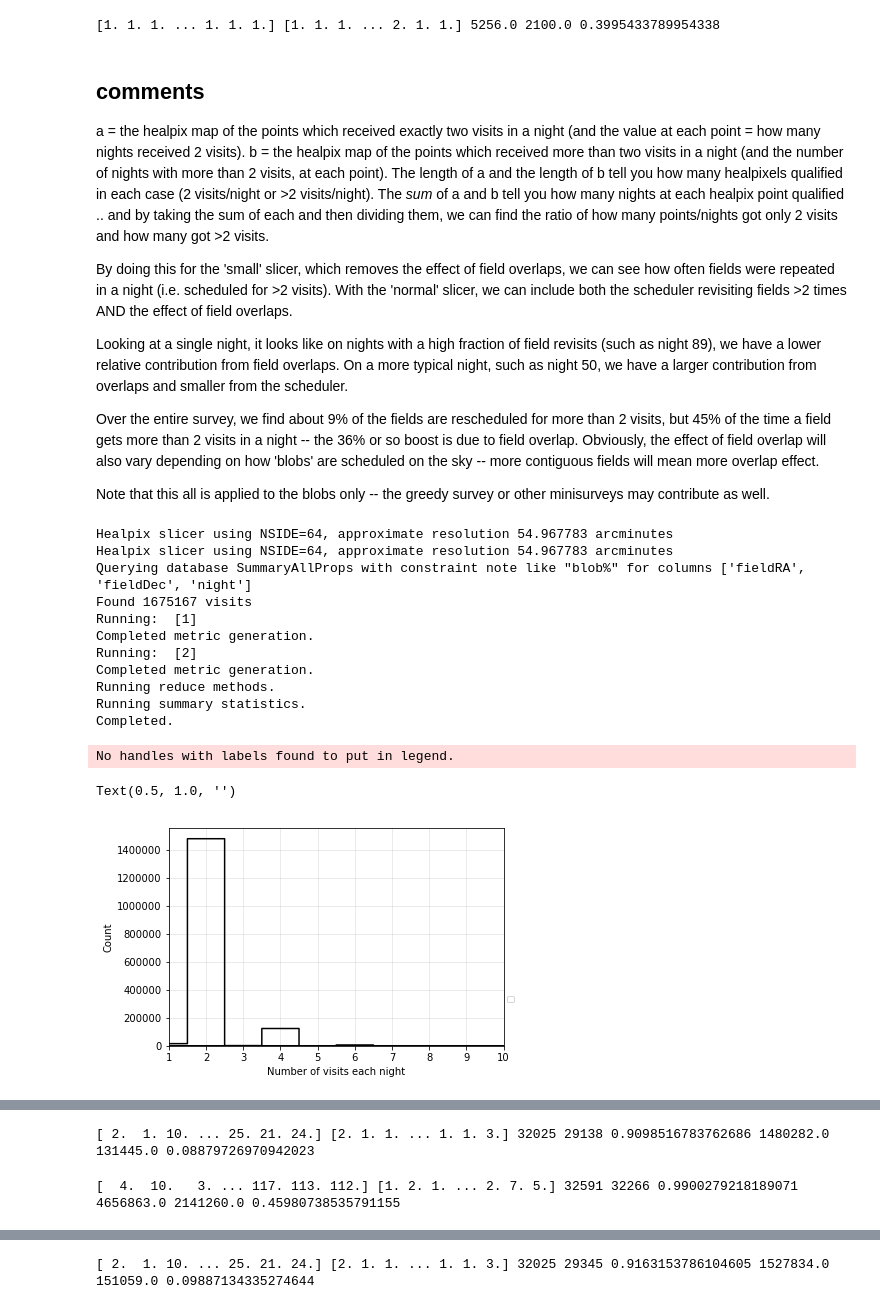
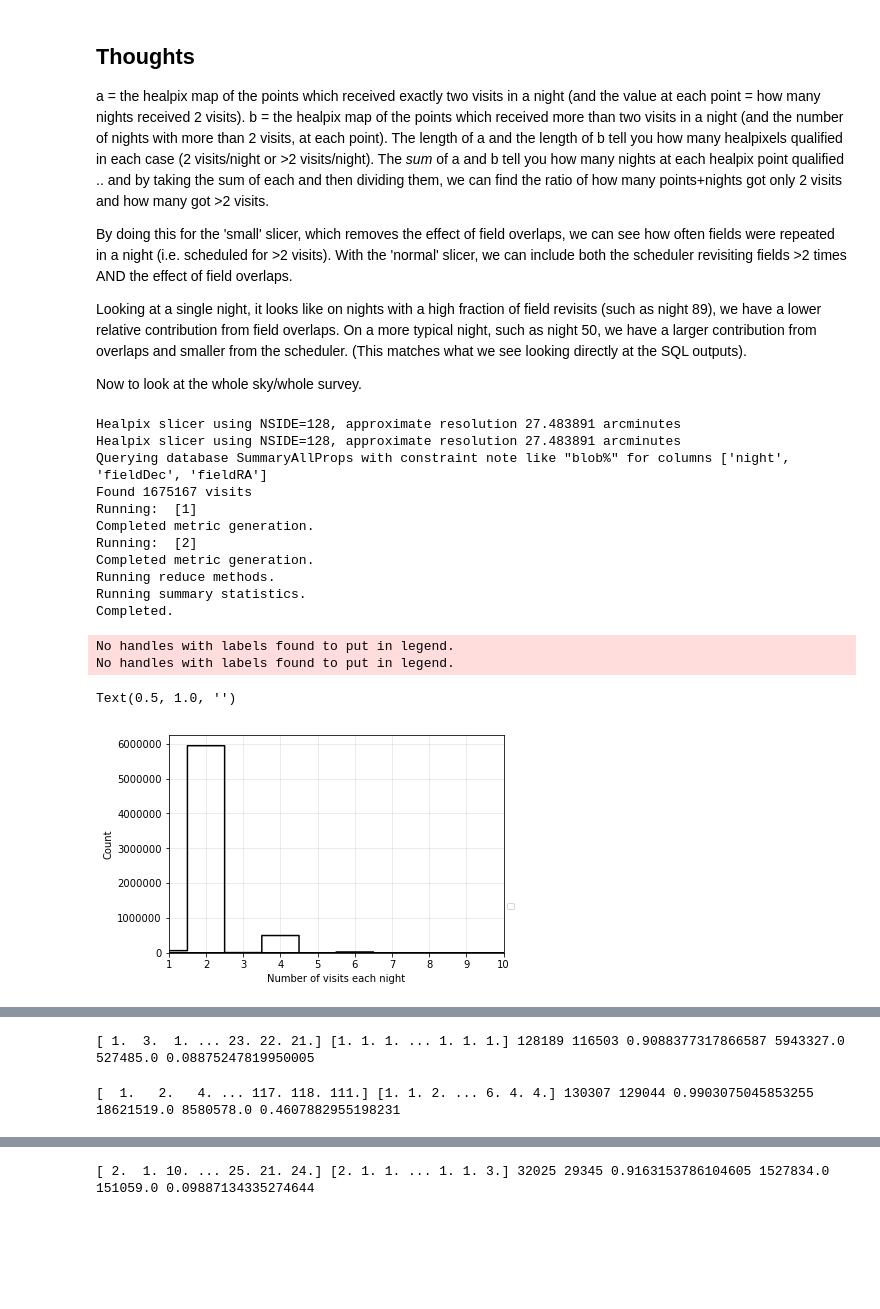
Before and after one commit to lsst-pst/survey_strategy, a Jupyter notebook: fbs_1.7/Overlaps-NvisitsPerNight.ipynb, the cells around one changed output, grey strips where cells are left out. Drawn from its saved outputs; the diff is of its cells as text; code cells hidden in the pictures; blank space fills up the shorter version.

Commit message:
Update Overlaps notebook

```diff
--- a/fbs_1.7/Overlaps-NvisitsPerNight.ipynb
+++ b/fbs_1.7/Overlaps-NvisitsPerNight.ipynb
@@ -24,13 +48,14 @@ countbins = np.arange(0, 11, 1)
 countbins = list(countbins) + [15, 20, 200]
 countbins = np.array(countbins)
 # %%
+# FIRST look at a limited set of nights, to check the general idea and validate the radius/FOV/resolution
 bundles = {}
 
 # Histogram the number of visits per night.
 metric = metrics.NVisitsPerNightMetric(nightCol='night', bins=countbins,
                                        metricName="NVisitsPerNight")
-slicerSmall = slicers.HealpixSlicer(nside=64, radius=0.75)
-slicerNormal = slicers.HealpixSlicer(nside=64, radius=1.75)
+slicerSmall = slicers.HealpixSlicer(nside=128, radius=0.75)
+slicerNormal = slicers.HealpixSlicer(nside=128, radius=1.75)
 plotDict = {'bins': countbins, 'xlabel': 'Number of visits each night'}
 plotFunc = plots.SummaryHistogram()
 
@@ -159,37 +211,25 @@ hp.mollview(t, title=f'Total nights with visits {run}')
-# %%
-v = subval_hist(bundles['normal'].metricValues, 2)
-a = v[np.where(v>0)]
-v = subval_hist(bundles['normal'].metricValues, 3)
-for i in range(4, len(countbins)-1):
-    v += subval_hist(bundles['normal'].metricValues, i)
-b = v[np.where(v>0)]
-print(a, b, a.sum(), b.sum(), b.sum()/a.sum() )
-# %% [output]
-[1. 1. 1. ... 1. 1. 1.] [1. 1. 1. ... 2. 1. 1.] 5256.0 2100.0 0.3995433789954338
 # %% [markdown]
-## comments
+## Thoughts
 
 a = the healpix map of the points which received exactly two visits in a night (and the value at each point = how many nights received 2 visits).
 b = the healpix map of the points which received more than two visits in a night (and the number of nights with more than 2 visits, at each point).
 The length of a and the length of b tell you how many healpixels qualified in each case (2 visits/night or >2 visits/night).
-The *sum* of a and b tell you how many nights at each healpix point qualified .. and by taking the sum of each and then dividing them, we can find the ratio of how many points/nights got only 2 visits and how many got >2 visits.
+The *sum* of a and b tell you how many nights at each healpix point qualified .. and by taking the sum of each and then dividing them, we can find the ratio of how many points+nights got only 2 visits and how many got >2 visits.
 
 By doing this for the 'small' slicer, which removes the effect of field overlaps, we can see how often fields were repeated in a night (i.e. scheduled for >2 visits).
 With the 'normal' slicer, we can include both the scheduler revisiting fields >2 times AND the effect of field overlaps.
 
-Looking at a single night, it looks like on nights with a high fraction of field revisits (such as night 89), we have a lower relative contribution from field overlaps. On a more typical night, such as night 50, we have a larger contribution from overlaps and smaller from the scheduler.
+Looking at a single night, it looks like on nights with a high fraction of field revisits (such as night 89), we have a lower relative contribution from field overlaps. On a more typical night, such as night 50, we have a larger contribution from overlaps and smaller from the scheduler. (This matches what we see looking directly at the SQL outputs).
 
-Over the entire survey, we find about 9% of the fields are rescheduled for more than 2 visits, but 45% of the time a field gets more than 2 visits in a night -- the 36% or so boost is due to field overlap. Obviously, the effect of field overlap will also vary depending on how 'blobs' are scheduled on the sky -- more contiguous fields will mean more overlap effect.
-
-Note that this all is applied to the blobs only -- the greedy survey or other minisurveys may contribute as well.
+Now to look at the whole sky/whole survey.
 # %%
 bundles = {}
 
 # Histogram the number of visits per night.
 metric = metrics.NVisitsPerNightMetric(nightCol='night', bins=countbins,
                                        metricName="NVisitsPerNight")
-slicerSmall = slicers.HealpixSlicer(nside=64, radius=0.75)
-slicerNormal = slicers.HealpixSlicer(nside=64, radius=1.75)
+slicerSmall = slicers.HealpixSlicer(nside=128, radius=0.75)
+slicerNormal = slicers.HealpixSlicer(nside=128, radius=1.75)
 plotDict = {'bins': countbins, 'xlabel': 'Number of visits each night'}
 plotFunc = plots.SummaryHistogram()
 
@@ -203,9 +243,9 @@ opsdb = db.OpsimDatabase(os.path.join(dbroot, runName+".db"))
 g = mb.MetricBundleGroup({1: bundles['small'], 2: bundles['normal']}, opsdb, outDir=outDir, resultsDb=None)
 g.runAll()
 # %% [output]
-Healpix slicer using NSIDE=64, approximate resolution 54.967783 arcminutes
-Healpix slicer using NSIDE=64, approximate resolution 54.967783 arcminutes
-Querying database SummaryAllProps with constraint note like "blob%" for columns ['fieldRA', 'fieldDec', 'night']
+Healpix slicer using NSIDE=128, approximate resolution 27.483891 arcminutes
+Healpix slicer using NSIDE=128, approximate resolution 27.483891 arcminutes
+Querying database SummaryAllProps with constraint note like "blob%" for columns ['night', 'fieldDec', 'fieldRA']
 Found 1675167 visits
 Running:  [1]
 Completed metric generation.
@@ -217,14 +257,20 @@ Completed.
 # %%
 ph = plots.PlotHandler(outDir=outDir, savefig=False, thumbnail=False, figformat='png')
 bu = [bundles['small']]#, bundles['normal']]
 ph.setMetricBundles(bu)
 colors = ['k', 'b', 'c', 'g', 'y', 'r', 'm']
 for i, p in enumerate(bundles):
     bundles[p].setPlotDict({'color': colors[i % len(colors)]})
+# First show with Sum - sum over sky
 ph.plot(plotFunc=plots.SummaryHistogram(), plotDicts={'metricReduce': metrics.SumMetric(),
         'yMin': 0, 'yMax':None, 'xMin':1, 'xMax': 10, 'legendloc': (1.01, .2)})
 plt.title("")
+# And then show with Max - which will show peak nvisits/night at each bin (so more like highest single points on sky)
+ph.plot(plotFunc=plots.SummaryHistogram(), plotDicts={'metricReduce': metrics.MaxMetric(),
+        'yMin': 0, 'yMax':None, 'xMin':1, 'xMax': 10, 'legendloc': (1.01, .2)})
+plt.title("")
 # %% [output]
 No handles with labels found to put in legend.
+No handles with labels found to put in legend.
 Text(0.5, 1.0, '')
-[figure, old version]
+[figure, new version]
@@ -237,7 +284,7 @@ for i in range(4, len(countbins)-1):
 b = v[np.where(v>0)]
 print(a, b, len(a), len(b), len(b)/len(a), a.sum(), b.sum(), b.sum()/a.sum() )
 # %% [output]
-[ 2.  1. 10. ... 25. 21. 24.] [2. 1. 1. ... 1. 1. 3.] 32025 29138 0.9098516783762686 1480282.0 131445.0 0.08879726970942023
+[ 1.  3.  1. ... 23. 22. 21.] [1. 1. 1. ... 1. 1. 1.] 128189 116503 0.9088377317866587 5943327.0 527485.0 0.08875247819950005
 # %%
 v = subval_hist(bundles['normal'].metricValues, 2)
 a = v[np.where(v>0)]
@@ -247,4 +294,4 @@ for i in range(4, len(countbins)-1):
 b = v[np.where(v>0)]
 print(a, b, len(a), len(b), len(b)/len(a), a.sum(), b.sum(), b.sum()/a.sum() )
 # %% [output]
-[  4.  10.   3. ... 117. 113. 112.] [1. 2. 1. ... 2. 7. 5.] 32591 32266 0.9900279218189071 4656863.0 2141260.0 0.45980738535791155
+[  1.   2.   4. ... 117. 118. 111.] [1. 1. 2. ... 6. 4. 4.] 130307 129044 0.9903075045853255 18621519.0 8580578.0 0.4607882955198231
```
Also changed, not shown: parts of 20 cells of this notebook.
